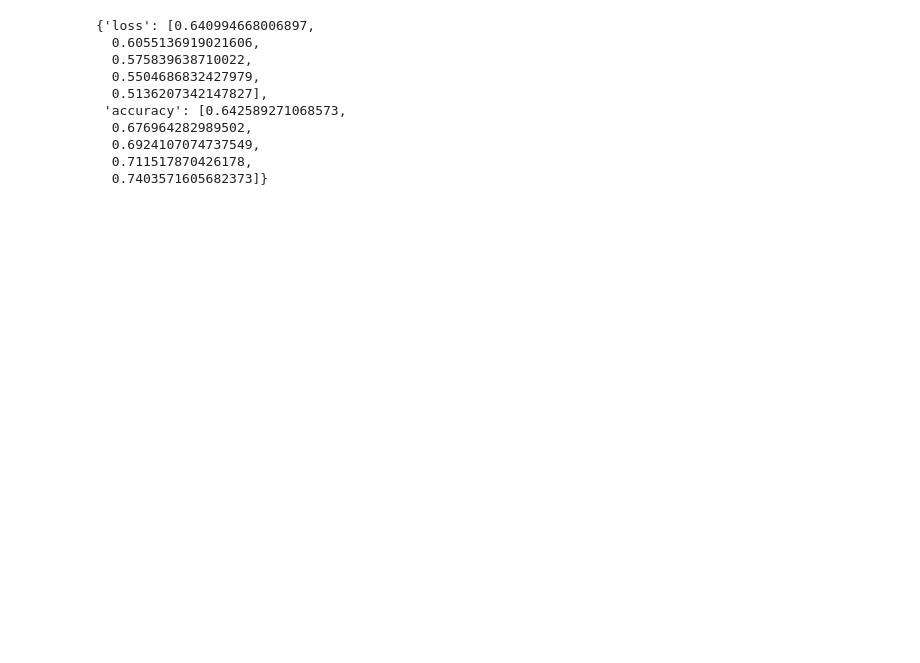
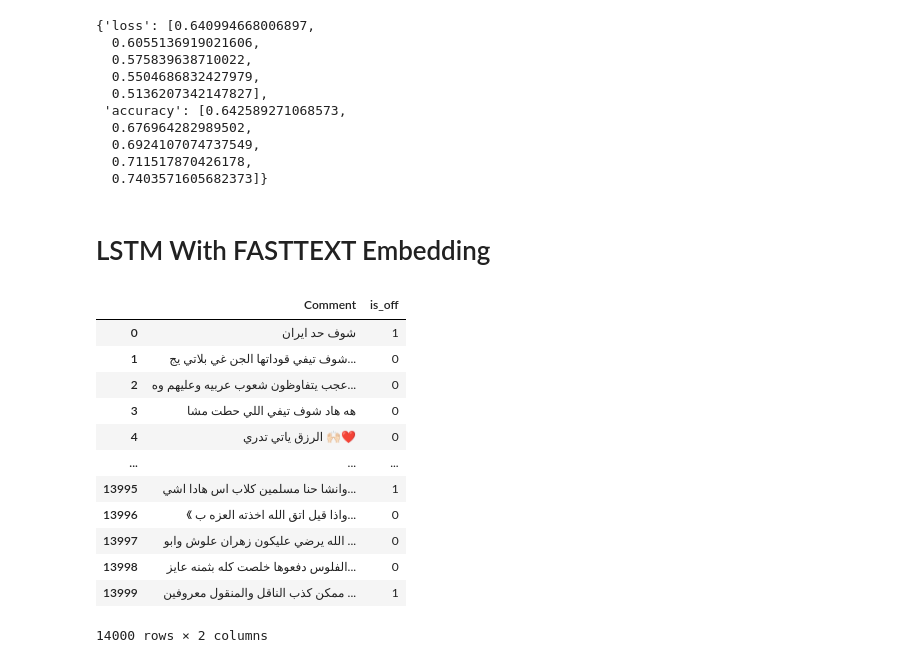
Before and after one commit to MouadBH/arabic-offensive-language-detection, a Jupyter notebook: LSTM.ipynb, the cells around one changed output. Saved outputs shown, nothing was run; the diff lists cells and outputs as text; code cells hidden in the pictures; blank space fills up the shorter version.

```diff
--- a/LSTM.ipynb
+++ b/LSTM.ipynb
@@ -264,3 +371,5 @@ history.history
   0.6924107074737549,
   0.711517870426178,
   0.7403571605682373]}
+# %% [markdown]
+# LSTM With FASTTEXT Embedding
@@ -266,0 +413,16 @@ history.history
+# %%
+data
+# %% [output]
+|  | Comment | is_off |
+| 0 | شوف حد ايران | 1 |
+| 1 | شوف تيفي قوداتها الجن غي بلاتي يج... | 0 |
+| 2 | عجب يتفاوظون شعوب عربيه وعليهم وه... | 0 |
+| 3 | هه هاد شوف تيفي اللي حطت مشا | 0 |
+| 4 | الرزق ياتي تدري 🙌🏻❤️ | 0 |
+| ... | ... | ... |
+| 13995 | وانشا حنا مسلمين كلاب اس هادا اشي... | 1 |
+| 13996 | 《 واذا قيل اتق الله اخذته العزه ب... | 0 |
+| 13997 | الله يرضي عليكون زهران علوش وابو ... | 0 |
+| 13998 | الفلوس دفعوها خلصت كله بثمنه عايز... | 0 |
+| 13999 | ممكن كذب الناقل والمنقول معروفين ... | 1 |
+14000 rows × 2 columns
```
Also changed, not shown: parts of 37 cells of this notebook, 2 other files.
